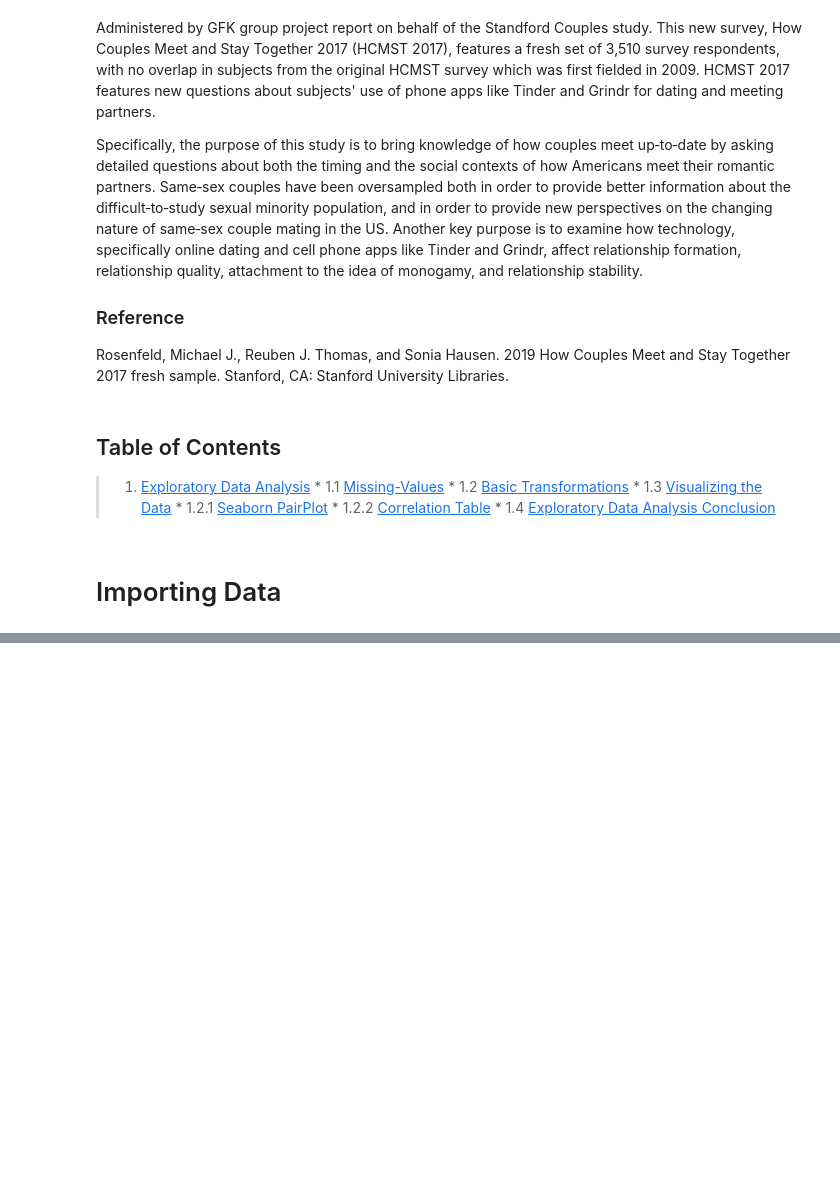
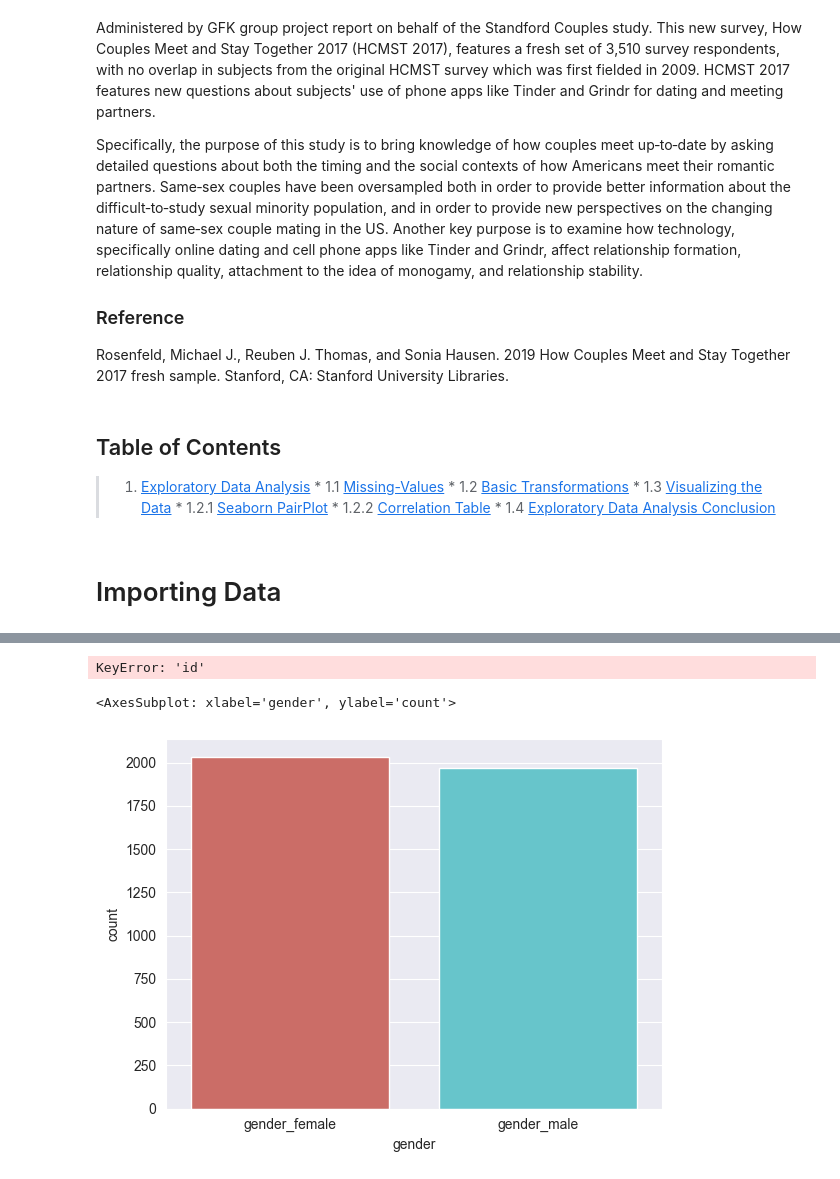
Before and after one commit to hypothetical-lemon/COMP4447-final-project, a Jupyter notebook: final_project.ipynb, the cells around one changed output, grey strips where cells are left out. Drawn from its saved outputs; the diff is of its cells as text; code cells hidden in the pictures; blank space fills up the shorter version.

```diff
--- a/final_project.ipynb
+++ b/final_project.ipynb
@@ -257,0 +87,3 @@ AttributeError: 'Main' object has no attribute 'df1'
+# %%
+df = pd.read_stata('HCMST_ver_3.04.dta')
+df.head()
@@ -257,0 +99,24 @@ AttributeError: 'Main' object has no attribute 'df1'
+# %%
+df_numeric = pd.DataFrame()
+df_numeric_encoded = pd.DataFrame()
+df_categorical = pd.DataFrame()
+df_categorical_encoded = pd.DataFrame()
+
+# Divide data into numeric or categorical responses
+df_numeric = df[['ppage', 'ppagecat', 'hhinc']].rename\
+    ({'ppage': 'age', 'ppagecat': 'cat_age'}, axis=1)
+
+df_categorical = df[['ppgender', 'ppeducat', 'ppincimp',
+                               'ppwork', 'pppartyid3', 'ppreg9',
+                               'ppmarit', 'q24_met_online',
+                               'papreligion', 'relationship_quality']].rename(
+            columns={'ppgender': 'gender',
+                     'ppeducat': 'educ',
+                     'ppincimp': "incomecat",
+                     'ppwork': 'job_status',
+                     'pppartyid3': 'political_aff',
+                     'ppreg9': 'region',
+                     'papreligion': 'religion',
+                     'w6_otherdate_app_2': 'app_used',
+                     'ppmarit': 'marital_status',
+                     'q24_met_online': 'met_online'})
@@ -257,0 +125,6 @@ AttributeError: 'Main' object has no attribute 'df1'
+# %%
+df_numeric['hhinc'] = df_numeric['hhinc'].astype(int)
+print(df_categorical_encoded.head())
+print(df_numeric_encoded.head())
+df_numeric_encoded = pd.get_dummies(df_numeric)
+df_categorical_encoded = pd.get_dummies(df_categorical)
@@ -257,0 +217,16 @@ AttributeError: 'Main' object has no attribute 'df1'
+# %%
+big_df = pd.concat([df_numeric, df_categorical], axis=1)
+t1 = big_df.pivot_table(values=["hhinc"], index=["region"], aggfunc=np.mean)
+t2 = big_df.pivot_table(values=["id"], index=["marital_status", "met_online"], aggfunc='count')
+t3 = big_df.pivot_table(values=["id"], index=["political_aff", "cat_age"], aggfunc='count')
+# %% [output]
+KeyError: 'id'
+# %%
+# Visualize gender representative
+female_count = df_categorical_encoded['gender_female'].value_counts()[1]
+male_count = df_categorical_encoded['gender_male'].value_counts()[1]
+gender = pd.DataFrame({'gender': ['gender_female', 'gender_male'], 'count': [female_count, male_count]})
+sns.barplot(x='gender', y='count', data=gender, palette='hls')
+# %% [output]
+<AxesSubplot: xlabel='gender', ylabel='count'>
+[figure, added]
```
Also changed, not shown: parts of 21 cells of this notebook, 2 other files.
